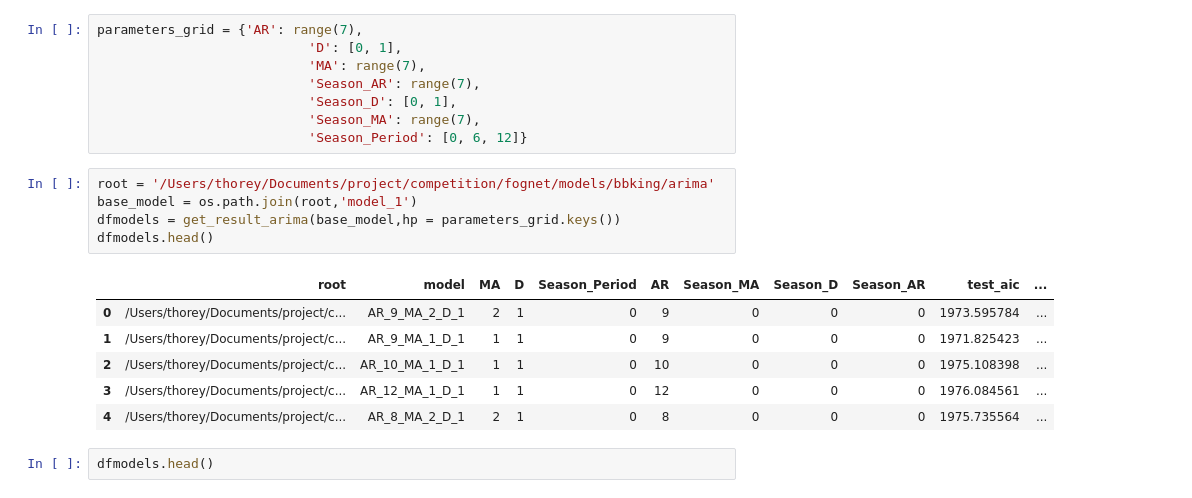
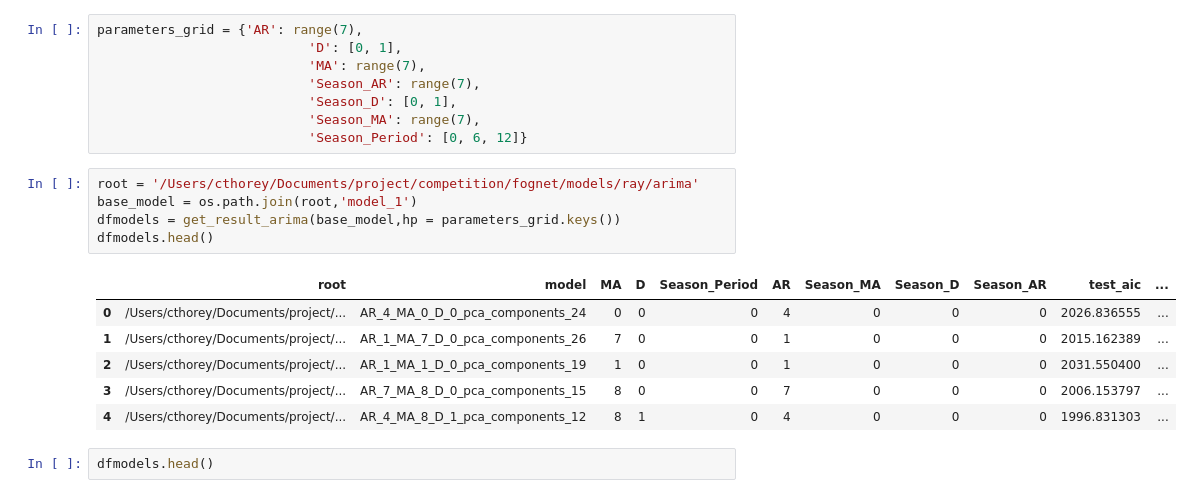
Before and after one commit to cthorey/fognet, a Jupyter notebook: Model_checking.ipynb, the cells around one changed output. Drawn from its saved outputs; the diff is of its cells as text.

```diff
--- a/Model_checking.ipynb
+++ b/Model_checking.ipynb
@@ -69,17 +69,17 @@ parameters_grid = {'AR': range(7),
                            'Season_MA': range(7),
                            'Season_Period': [0, 6, 12]}
 # %%
-root = '/Users/thorey/Documents/project/competition/fognet/models/bbking/arima'
+root = '/Users/cthorey/Documents/project/competition/fognet/models/ray/arima'
 base_model = os.path.join(root,'model_1')
 dfmodels = get_result_arima(base_model,hp = parameters_grid.keys())
 dfmodels.head()
 # %% [output]
 |  | root | model | MA | D | Season_Period | AR | Season_MA | Season_D | Season_AR | test_aic | ... |
-| 0 | /Users/thorey/Documents/project/c... | AR_9_MA_2_D_1 | 2 | 1 | 0 | 9 | 0 | 0 | 0 | 1973.595784 | ... |
-| 1 | /Users/thorey/Documents/project/c... | AR_9_MA_1_D_1 | 1 | 1 | 0 | 9 | 0 | 0 | 0 | 1971.825423 | ... |
-| 2 | /Users/thorey/Documents/project/c... | AR_10_MA_1_D_1 | 1 | 1 | 0 | 10 | 0 | 0 | 0 | 1975.108398 | ... |
-| 3 | /Users/thorey/Documents/project/c... | AR_12_MA_1_D_1 | 1 | 1 | 0 | 12 | 0 | 0 | 0 | 1976.084561 | ... |
-| 4 | /Users/thorey/Documents/project/c... | AR_8_MA_2_D_1 | 2 | 1 | 0 | 8 | 0 | 0 | 0 | 1975.735564 | ... |
+| 0 | /Users/cthorey/Documents/project/... | AR_4_MA_0_D_0_pca_components_24 | 0 | 0 | 0 | 4 | 0 | 0 | 0 | 2026.836555 | ... |
+| 1 | /Users/cthorey/Documents/project/... | AR_1_MA_7_D_0_pca_components_26 | 7 | 0 | 0 | 1 | 0 | 0 | 0 | 2015.162389 | ... |
+| 2 | /Users/cthorey/Documents/project/... | AR_1_MA_1_D_0_pca_components_19 | 1 | 0 | 0 | 1 | 0 | 0 | 0 | 2031.550400 | ... |
+| 3 | /Users/cthorey/Documents/project/... | AR_7_MA_8_D_0_pca_components_15 | 8 | 0 | 0 | 7 | 0 | 0 | 0 | 2006.153797 | ... |
+| 4 | /Users/cthorey/Documents/project/... | AR_4_MA_8_D_1_pca_components_12 | 8 | 1 | 0 | 4 | 0 | 0 | 0 | 1996.831303 | ... |
 # %%
 dfmodels.head()
 # %% [output]
```
Also changed, not shown: 11 other files.
